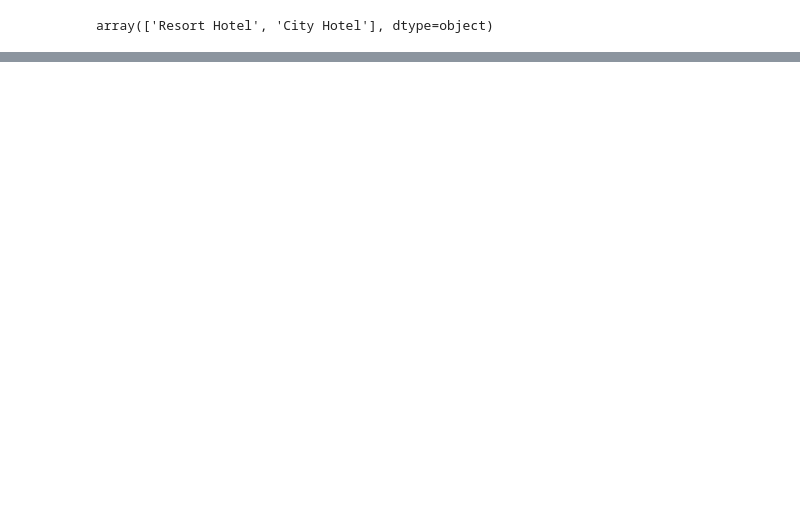
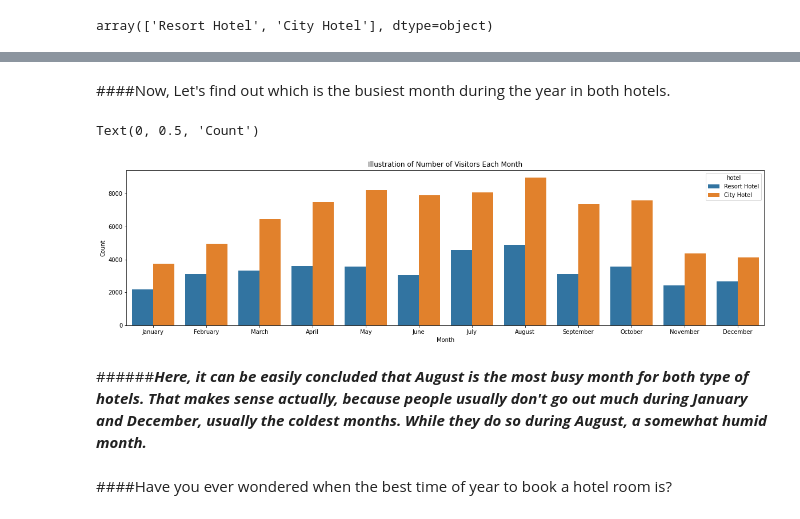
Before and after one commit to Bprs68/Hotel-Booking-Analysis, a Jupyter notebook: Hotel_Booking_Analysis_Capstone_Project.ipynb, the cells around one changed output, grey strips where cells are left out. Saved outputs shown, nothing was run; the diff lists cells and outputs as text; code cells hidden in the pictures; blank space fills up the shorter version.

```diff
--- a/Hotel_Booking_Analysis_Capstone_Project.ipynb
+++ b/Hotel_Booking_Analysis_Capstone_Project.ipynb
@@ -194,0 +209,16 @@ Text(0.5, 0, 'Hotels')
+# %% [markdown]
+####Now, Let's find out which is the busiest month during the year in both hotels.
+# %%
+plt.figure(figsize=(20,5))
+
+sns.countplot(data = df[['hotel', 'arrival_date_month']], x='arrival_date_month', hue='hotel', order=["January","February","March","April","May",
+"June","July","August","September","October","November","December"]).set_title('Illustration of Number of Visitors Each Month')
+plt.xlabel('Month')
+plt.ylabel('Count')
+# %% [output]
+Text(0, 0.5, 'Count')
+[figure, added]
+# %% [markdown]
+######***Here, it can be easily concluded that August is the most busy month for both type of hotels. That makes sense actually, because people usually don't go out much during January and December, usually the coldest months. While they do so during August, a somewhat humid month.***
+# %% [markdown]
+####Have you ever wondered when the best time of year to book a hotel room is?
```
Also changed, not shown: parts of 20 cells of this notebook.
